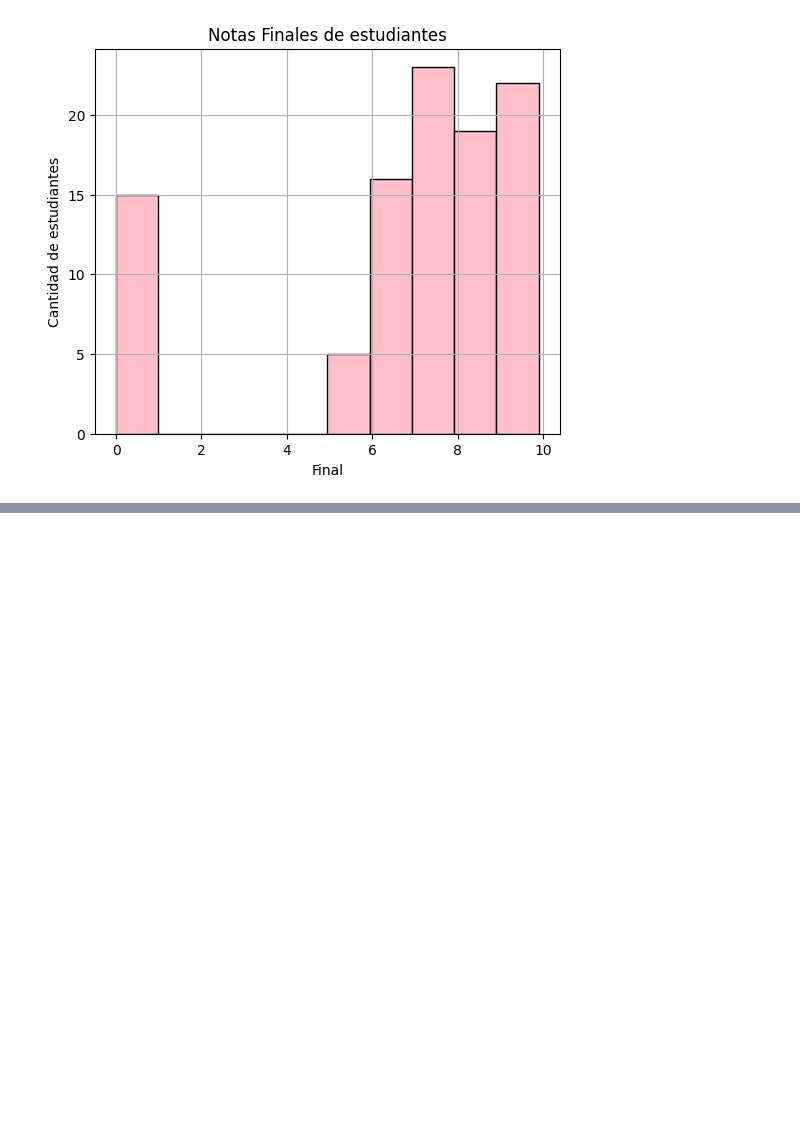
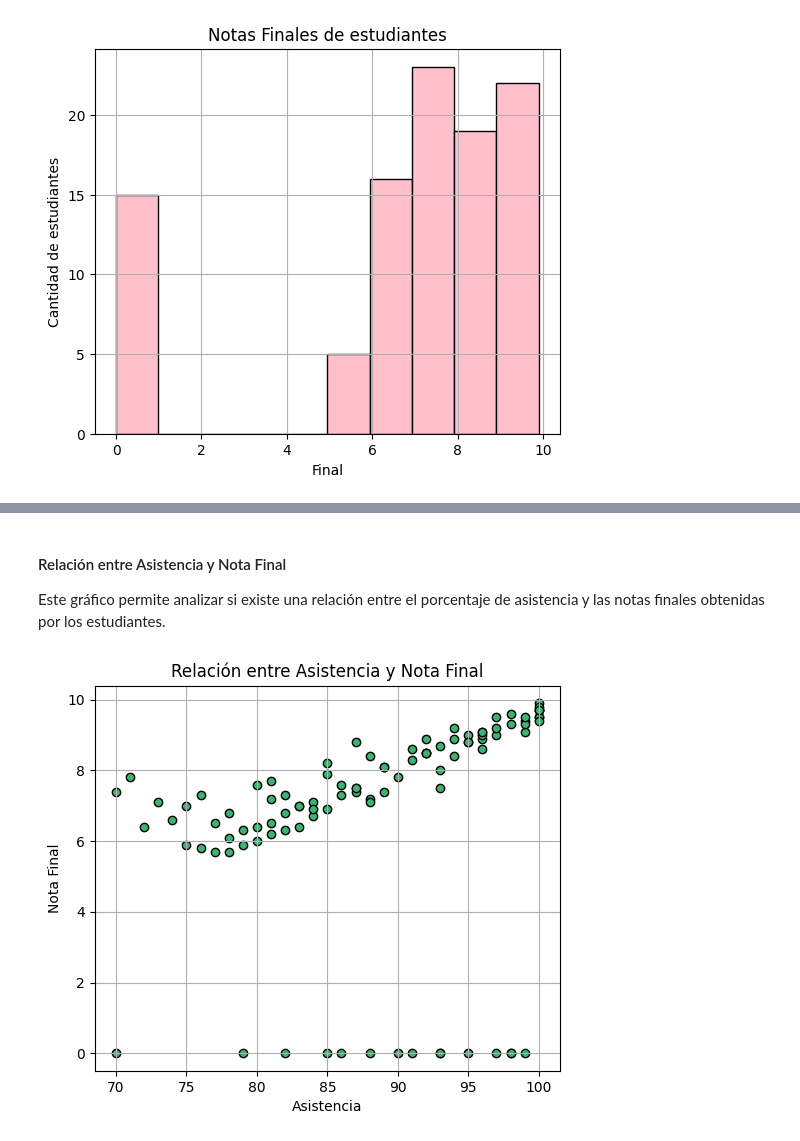
Before and after one commit to Fleitaselene-dev/mod_exam_tlp3, a Jupyter notebook: main.ipynb, the cells around one changed output, grey strips where cells are left out. Cells and saved outputs as stored; diff of their text form; code cells hidden in the pictures; blank space fills up the shorter version.

```diff
--- a/main.ipynb
+++ b/main.ipynb
@@ -278,0 +323,13 @@ plt.show()
+# %% [markdown]
+####  Relación entre Asistencia y Nota Final
+Este gráfico permite analizar si existe una relación entre el porcentaje de asistencia y las notas finales obtenidas por los estudiantes.
+# %%
+plt.figure(figsize=(6, 5))
+plt.scatter(df['Asistencia'], df['Final'], color='mediumseagreen', edgecolor='black')
+plt.title("Relación entre Asistencia y Nota Final")
+plt.xlabel("Asistencia")
+plt.ylabel("Nota Final")
+plt.grid(True)
+plt.show()
+# %% [output]
+[figure, added]
```
Also changed, not shown: parts of 10 cells of this notebook.
